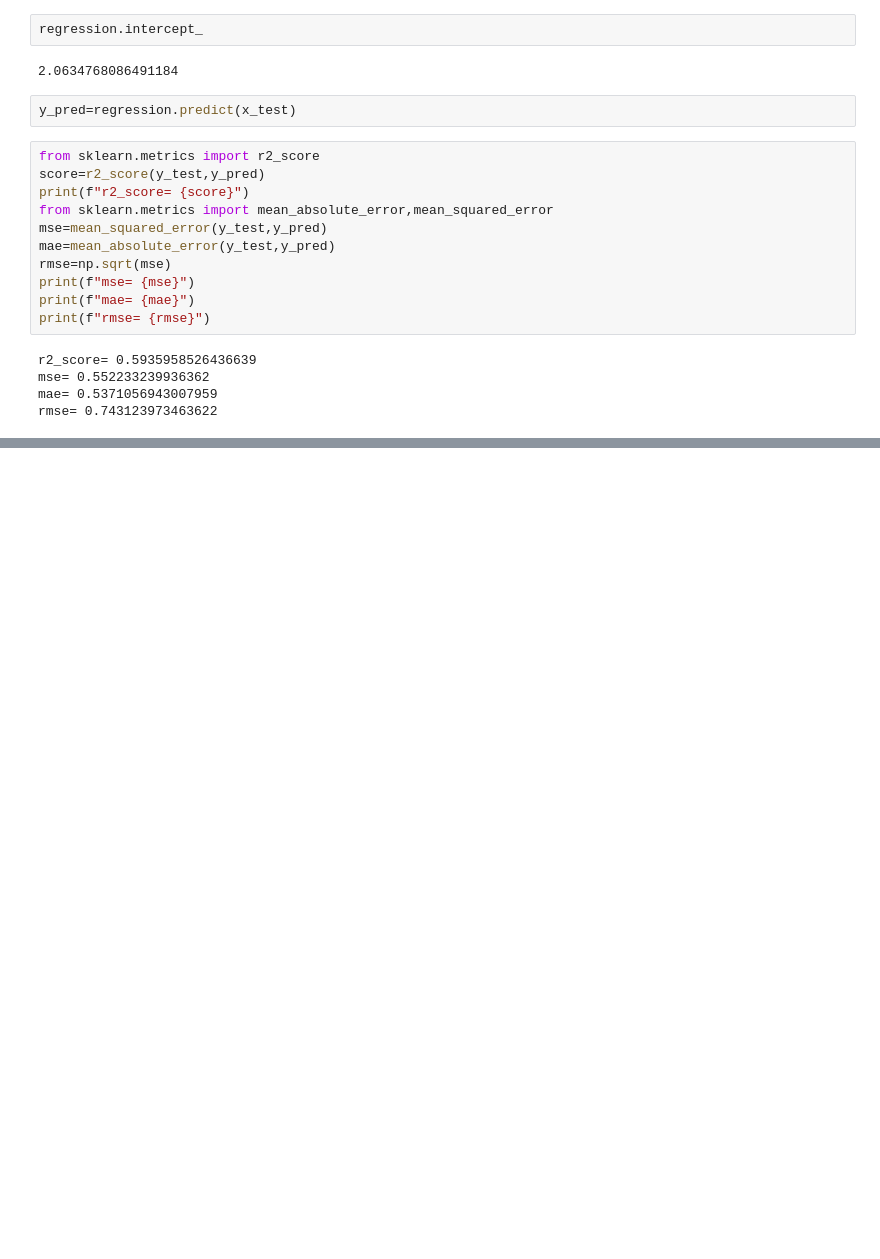
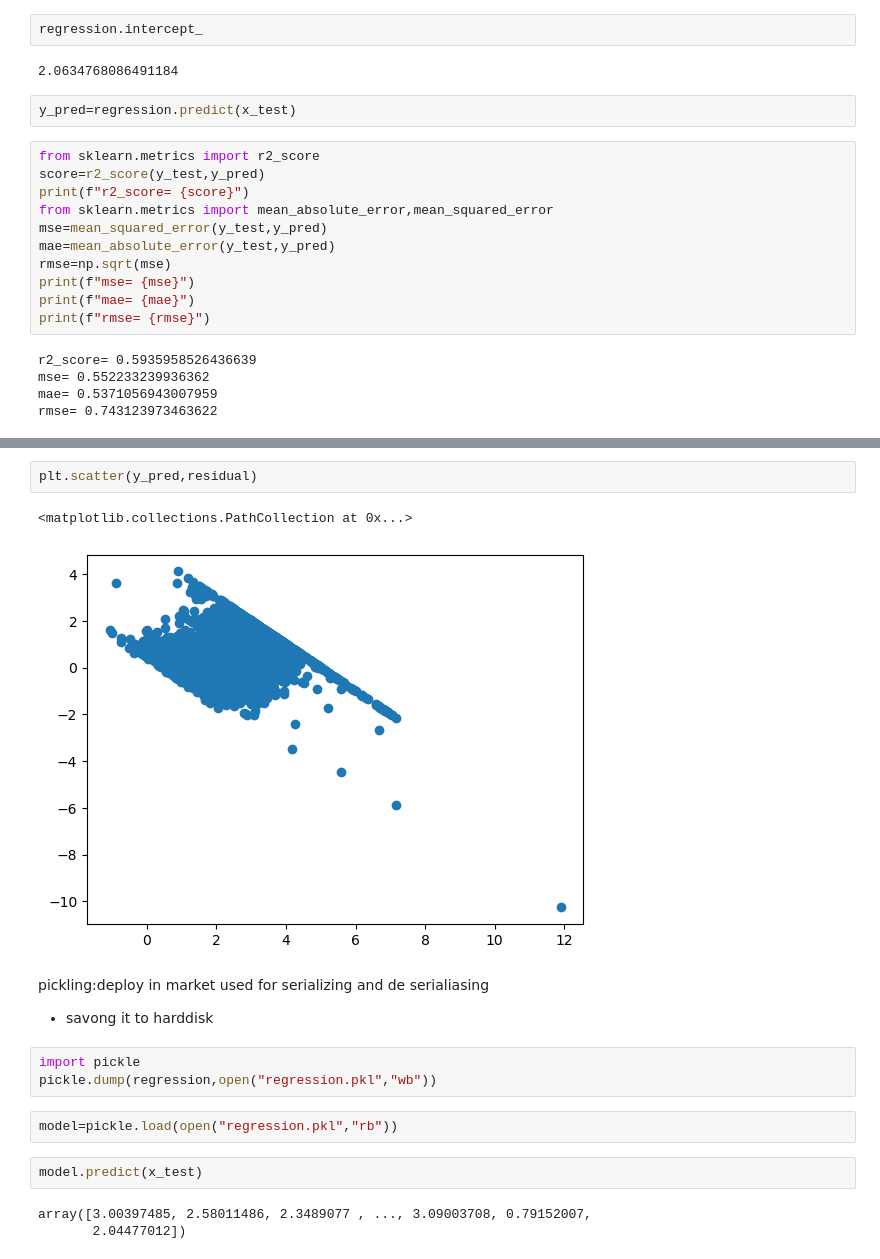
Before and after one commit to umerrafiq04/ML, a Jupyter notebook: learning/sec29/multipleLR.ipynb, the cells around one changed output, grey strips where cells are left out. Cells and saved outputs as stored; diff of their text form; blank space fills up the shorter version.

```diff
--- a/learning/sec29/multipleLR.ipynb
+++ b/learning/sec29/multipleLR.ipynb
@@ -271,0 +309,19 @@ rmse= 0.743123973463622
+# %%
+plt.scatter(y_pred,residual)
+# %% [output]
+<matplotlib.collections.PathCollection at 0x...>
+[figure, added]
+# %% [markdown]
+pickling:deploy in market
+used for serializing and de serialiasing
+* savong it to harddisk
+# %%
+import pickle
+pickle.dump(regression,open("regression.pkl","wb"))
+# %%
+model=pickle.load(open("regression.pkl","rb"))
+# %%
+model.predict(x_test)
+# %% [output]
+array([3.00397485, 2.58011486, 2.3489077 , ..., 3.09003708, 0.79152007,
+       2.04477012])
```
Also changed, not shown: parts of 3 cells of this notebook, 45 other files.
